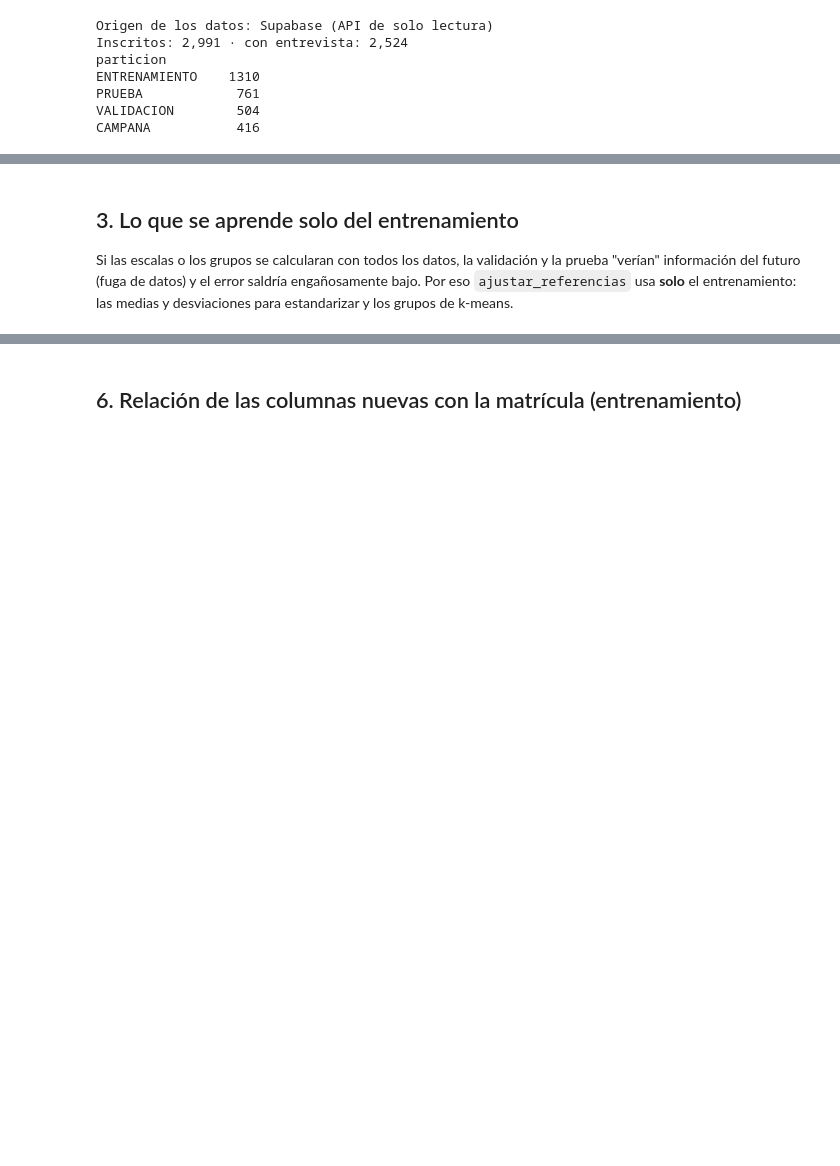
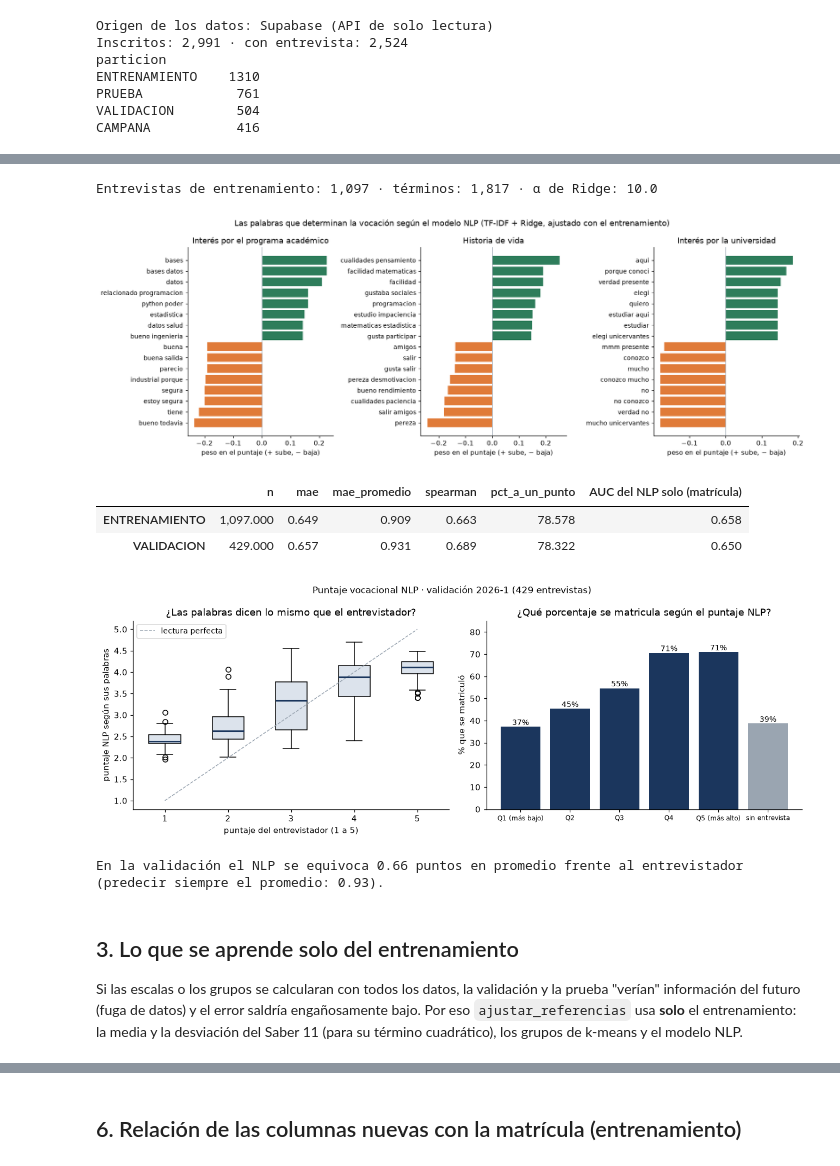
Before and after one commit to xyosho/Proyecto-Homologacion-ML, a Jupyter notebook: sprint2_caracteristicas_local.ipynb, the cells around one changed output, grey strips where cells are left out. Cells and saved outputs as stored; diff of their text form; code cells hidden in the pictures; blank space fills up the shorter version.

```diff
--- a/sprint2_caracteristicas_local.ipynb
+++ b/sprint2_caracteristicas_local.ipynb
@@ -117,8 +143,40 @@ Inscritos con entrevista: 2,524 de 2,991
+# %%
+import graficas_sprint2 as gr
+from sklearn.metrics import roc_auc_score
+
+
+def ver(fig):
+    """Muestra la figura en su lugar (antes de las tablas que siguen) y la cierra."""
+    display(fig)
+    plt.close(fig)
+
+
+nlp = ref["nlp"]
+print(f"Entrevistas de entrenamiento: {nlp['n_entrevistas']:,} · términos: {nlp['n_terminos']:,} · α de Ridge: {nlp['alpha']}")
+ver(gr.palabras_nlp(nv.palabras_clave(nlp)))
+filas = {}
+for conj in ["ENTRENAMIENTO", "VALIDACION"]:
+    x = flujo.conjunto(d, conj).dropna(subset=["puntaje_vocacional_nlp"])
+    filas[conj] = nv.metricas(x["puntaje_vocacional"], x["puntaje_vocacional_nlp"], nlp["media_entrenamiento"]) | {
+        "AUC del NLP solo (matrícula)": roc_auc_score(x["matriculado"].astype(int), x["puntaje_vocacional_nlp"])}
+display(pd.DataFrame(filas).T.round(3))
+ver(gr.puntaje_nlp(d, "VALIDACION"))
+v = filas["VALIDACION"]
+print(f"En la validación el NLP se equivoca {v['mae']:.2f} puntos en promedio frente al entrevistador "
+      f"(predecir siempre el promedio: {v['mae_promedio']:.2f}).")
+# %% [output]
+Entrevistas de entrenamiento: 1,097 · términos: 1,817 · α de Ridge: 10.0
+[figure, added]
+|  | n | mae | mae_promedio | spearman | pct_a_un_punto | AUC del NLP solo (matrícula) |
+| ENTRENAMIENTO | 1,097.000 | 0.649 | 0.909 | 0.663 | 78.578 | 0.658 |
+| VALIDACION | 429.000 | 0.657 | 0.931 | 0.689 | 78.322 | 0.650 |
+[figure, added]
+En la validación el NLP se equivoca 0.66 puntos en promedio frente al entrevistador (predecir siempre el promedio: 0.93).
 # %% [markdown]
 ## 3. Lo que se aprende solo del entrenamiento
 Si las escalas o los grupos se calcularan con todos los datos, la validación y la prueba "verían" información del
 futuro (fuga de datos) y el error saldría engañosamente bajo. Por eso `ajustar_referencias` usa **solo** el
-entrenamiento: las medias y desviaciones para estandarizar y los grupos de k-means.
+entrenamiento: la media y la desviación del Saber 11 (para su término cuadrático), los grupos de k-means y el modelo NLP.
 # %%
 print("Estandarización (media y desviación del entrenamiento):")
 display(pd.DataFrame(ref["estandarizacion"], index=["media", "desviación"]).round(3))
```
Also changed, not shown: parts of 17 cells of this notebook, 31 other files.
